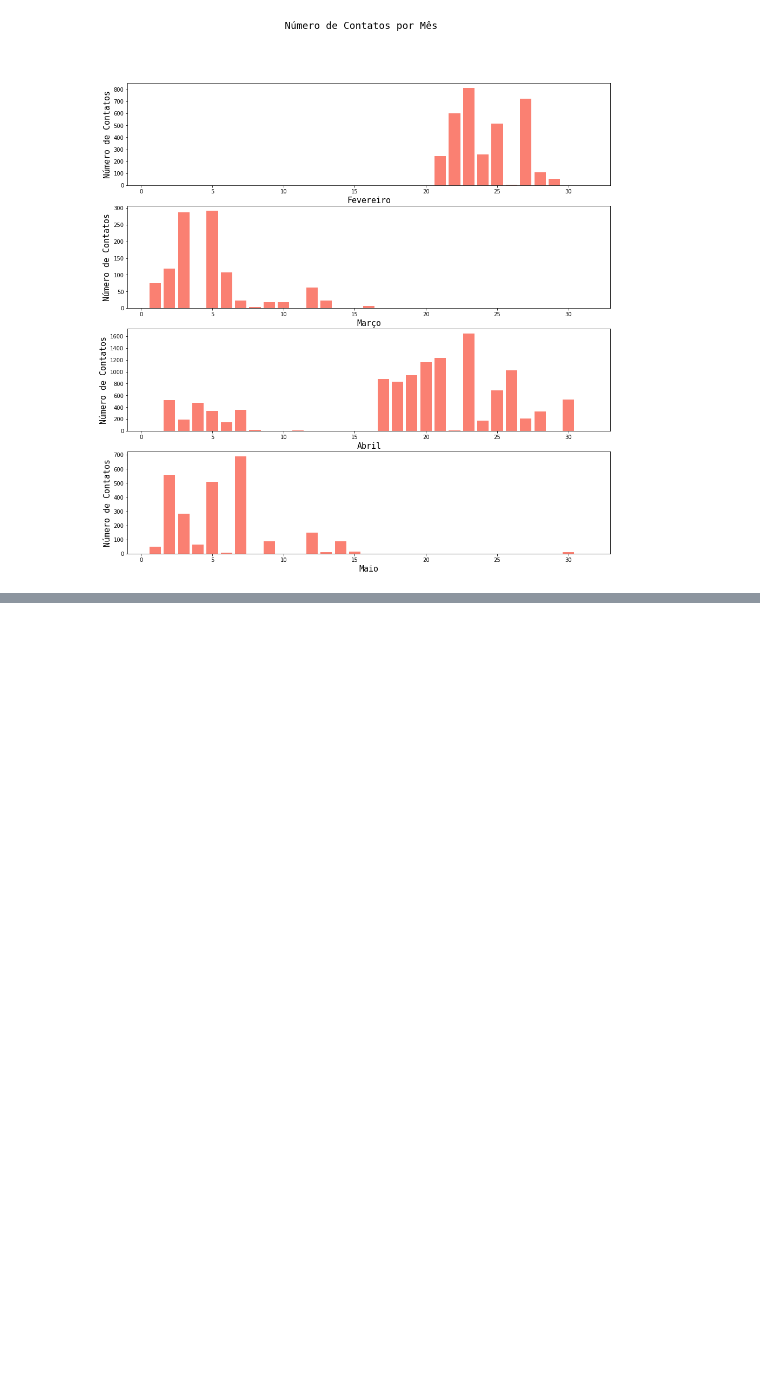
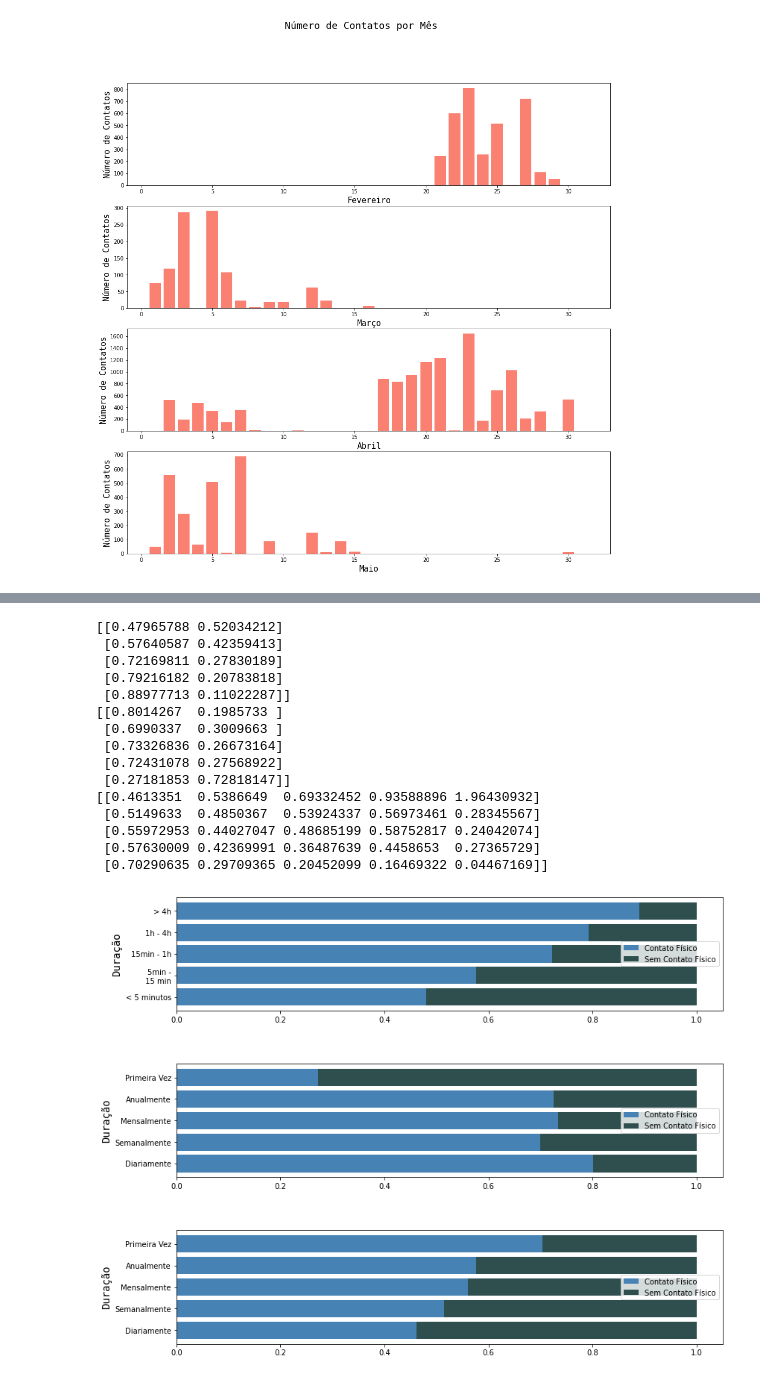
Before and after one commit to intcarlosmiguel/pesquisa_mestrado, a Jupyter notebook: main.ipynb, the cells around one changed output, grey strips where cells are left out. Cells and saved outputs as stored; diff of their text form; code cells hidden in the pictures; blank space fills up the shorter version.

```diff
--- a/main.ipynb
+++ b/main.ipynb
@@ -153,0 +162,21 @@ locomotion_adultos(adultos)
+# %%
+multiple_stacked_bar(
+    contacts
+)
+# %% [output]
+[[0.47965788 0.52034212]
+ [0.57640587 0.42359413]
+ [0.72169811 0.27830189]
+ [0.79216182 0.20783818]
+ [0.88977713 0.11022287]]
+[[0.8014267  0.1985733 ]
+ [0.6990337  0.3009663 ]
+ [0.73326836 0.26673164]
+ [0.72431078 0.27568922]
+ [0.27181853 0.72818147]]
+[[0.4613351  0.5386649  0.69332452 0.93588896 1.96430932]
+ [0.5149633  0.4850367  0.53924337 0.56973461 0.28345567]
+ [0.55972953 0.44027047 0.48685199 0.58752817 0.24042074]
+ [0.57630009 0.42369991 0.36487639 0.4458653  0.27365729]
+ [0.70290635 0.29709365 0.20452099 0.16469322 0.04467169]]
+[figure, added]
```
Also changed, not shown: parts of 15 cells of this notebook, 6 other files.
